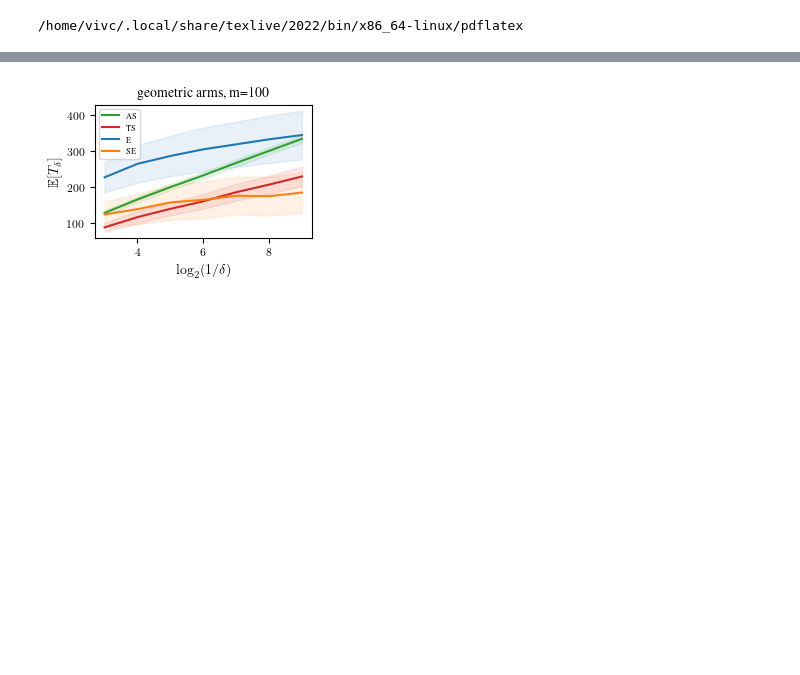
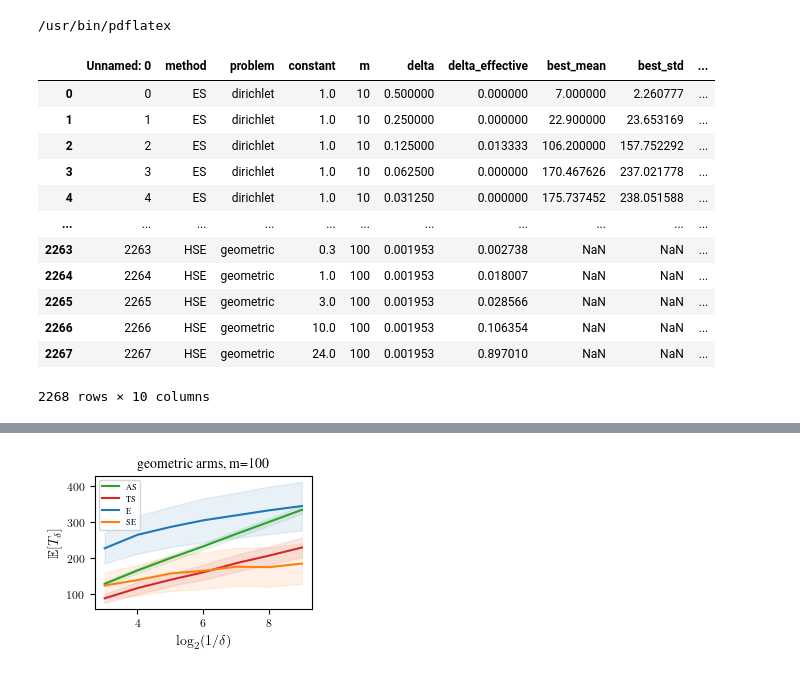
Before and after one commit to VivienCabannes/mepf, a Jupyter notebook: src/mepf/experiments/postprocessing.ipynb, the cells around one changed output, grey strips where cells are left out. Drawn from its saved outputs; the diff is of its cells as text; code cells hidden in the pictures; blank space fills up the shorter version.

```diff
--- a/src/mepf/experiments/postprocessing.ipynb
+++ b/src/mepf/experiments/postprocessing.ipynb
@@ -13,9 +13,7 @@ from matplotlib import rc
 from mepf.experiments.postprocessing import (
     scatter_result,
     get_validity,
-    get_valid_setup,
-    load_scatter_results,
-    load_valid_exp
+    scatter_result,
 )
 
 WIDTH = 7              # inches (from ICML style file)
@@ -27,6 +25,21 @@ rc('text', usetex=usetex)
 if usetex:
     rc('text.latex', preamble=r'\usepackage{times,amsmath,amsfonts,amssymb}')
 # %% [output]
-/home/vivc/.local/share/texlive/2022/bin/x86_64-linux/pdflatex
+/usr/bin/pdflatex
 # %%
-res = pd.read_csv('stat_bis.csv')
+res = pd.read_csv('~/code/mepf/results/stat.csv')
+res
+# %% [output]
+|  | Unnamed: 0 | method | problem | constant | m | delta | delta_effective | best_mean | best_std | ... |
+| 0 | 0 | ES | dirichlet | 1.0 | 10 | 0.500000 | 0.000000 | 7.000000 | 2.260777 | ... |
+| 1 | 1 | ES | dirichlet | 1.0 | 10 | 0.250000 | 0.000000 | 22.900000 | 23.653169 | ... |
+| 2 | 2 | ES | dirichlet | 1.0 | 10 | 0.125000 | 0.013333 | 106.200000 | 157.752292 | ... |
+| 3 | 3 | ES | dirichlet | 1.0 | 10 | 0.062500 | 0.000000 | 170.467626 | 237.021778 | ... |
+| 4 | 4 | ES | dirichlet | 1.0 | 10 | 0.031250 | 0.000000 | 175.737452 | 238.051588 | ... |
+| ... | ... | ... | ... | ... | ... | ... | ... | ... | ... | ... |
+| 2263 | 2263 | HSE | geometric | 0.3 | 100 | 0.001953 | 0.002738 | NaN | NaN | ... |
+| 2264 | 2264 | HSE | geometric | 1.0 | 100 | 0.001953 | 0.018007 | NaN | NaN | ... |
+| 2265 | 2265 | HSE | geometric | 3.0 | 100 | 0.001953 | 0.028566 | NaN | NaN | ... |
+| 2266 | 2266 | HSE | geometric | 10.0 | 100 | 0.001953 | 0.106354 | NaN | NaN | ... |
+| 2267 | 2267 | HSE | geometric | 24.0 | 100 | 0.001953 | 0.897010 | NaN | NaN | ... |
+2268 rows × 10 columns
```
Also changed, not shown: parts of 5 cells of this notebook.
